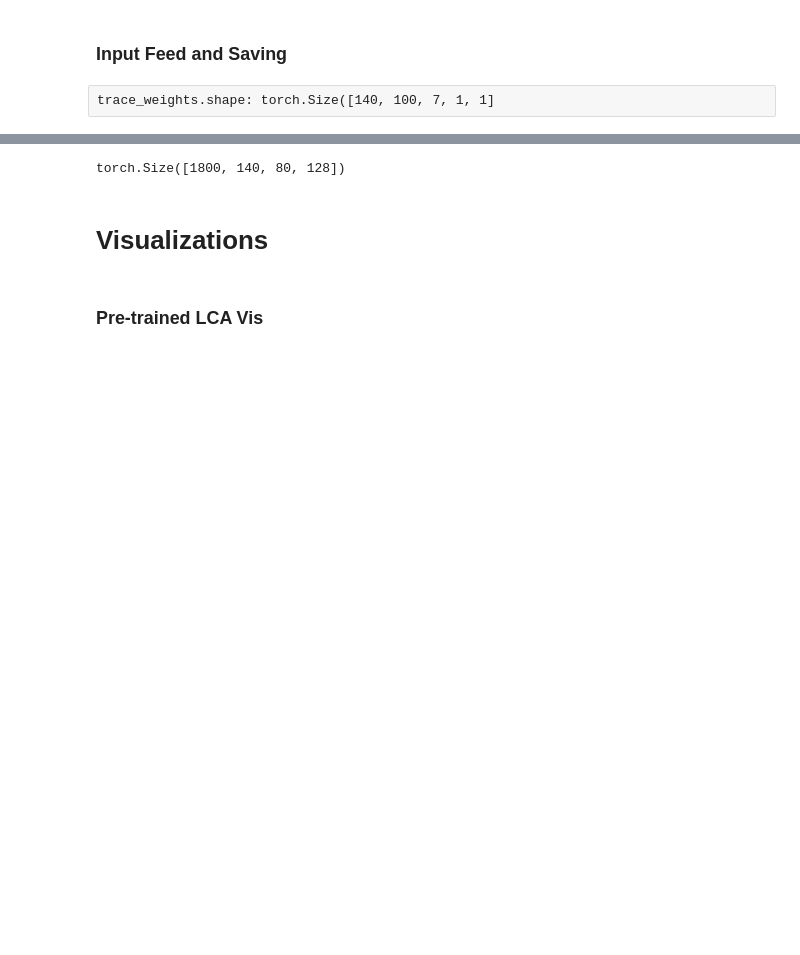
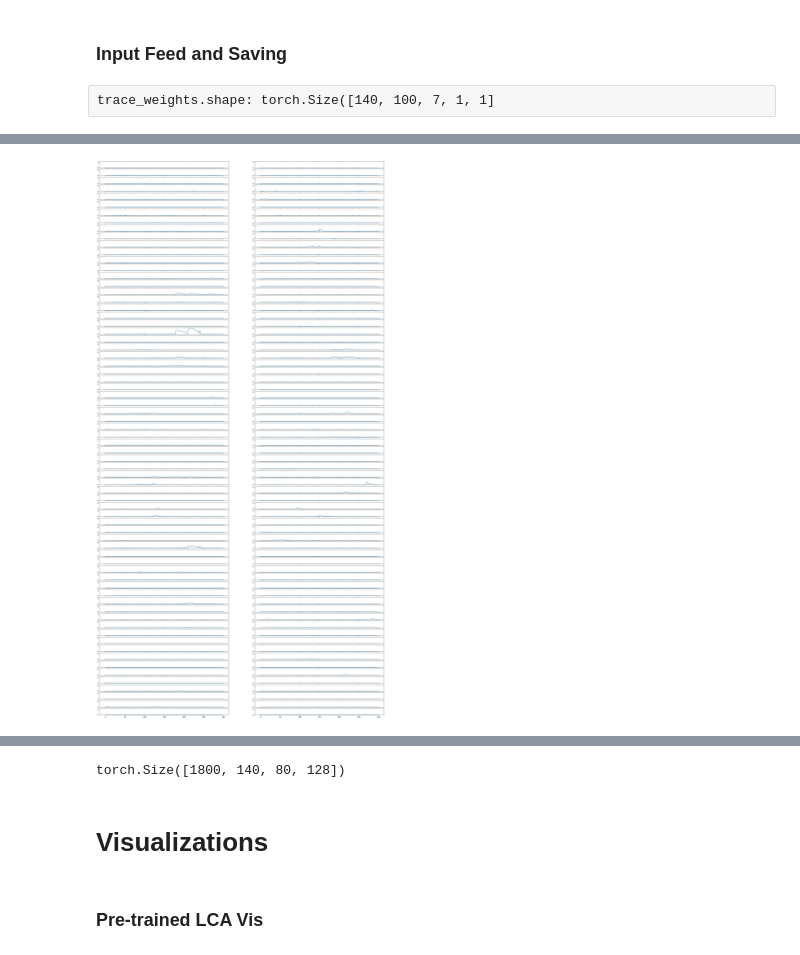
Before and after one commit to cargonriv/linked-lca, a Jupyter notebook: examples/test_linked_dictionary.ipynb, the cells around one changed output, grey strips where cells are left out. Saved outputs shown, nothing was run; the diff lists cells and outputs as text; code cells hidden in the pictures; blank space fills up the shorter version.

```diff
--- a/examples/test_linked_dictionary.ipynb
+++ b/examples/test_linked_dictionary.ipynb
@@ -353,0 +455,25 @@ KeyboardInterrupt:
+# %%
+mean_fig, mean_axs = plt.subplots(70, 2, figsize=(30, 60))
+
+plt.setp(
+    mean_axs,
+    ylim=(
+        trace_act_usage.mean((-2, -1)).min(0).values.min(0).values - 0.05,
+        trace_act_usage.mean((-2, -1)).max(0).values.max(0).values + 0.05,
+    ),
+)
+
+for feat_ind in range(trace_act_usage.shape[1]):
+    #  ave_act_usage = trace_act_usage[:, feat_ind].mean(-2, -1)
+    if feat_ind < trace_act_usage.shape[1] // 2:
+        mean_axs[feat_ind, 0].plot(
+            range(len(trace_act_usage[:, feat_ind].mean((-2, -1)))), trace_act_usage[:, feat_ind].mean((-2, -1))
+        )
+    else:
+        mean_axs[feat_ind - (trace_act_usage.shape[1] // 2), 1].plot(
+            range(len(trace_act_usage[:, feat_ind].mean((-2, -1)))), trace_act_usage[:, feat_ind].mean((-2, -1))
+        )
+
+plt.show()
+# %% [output]
+[figure, added]
```
Also changed, not shown: parts of 19 cells of this notebook, 7 other files.
